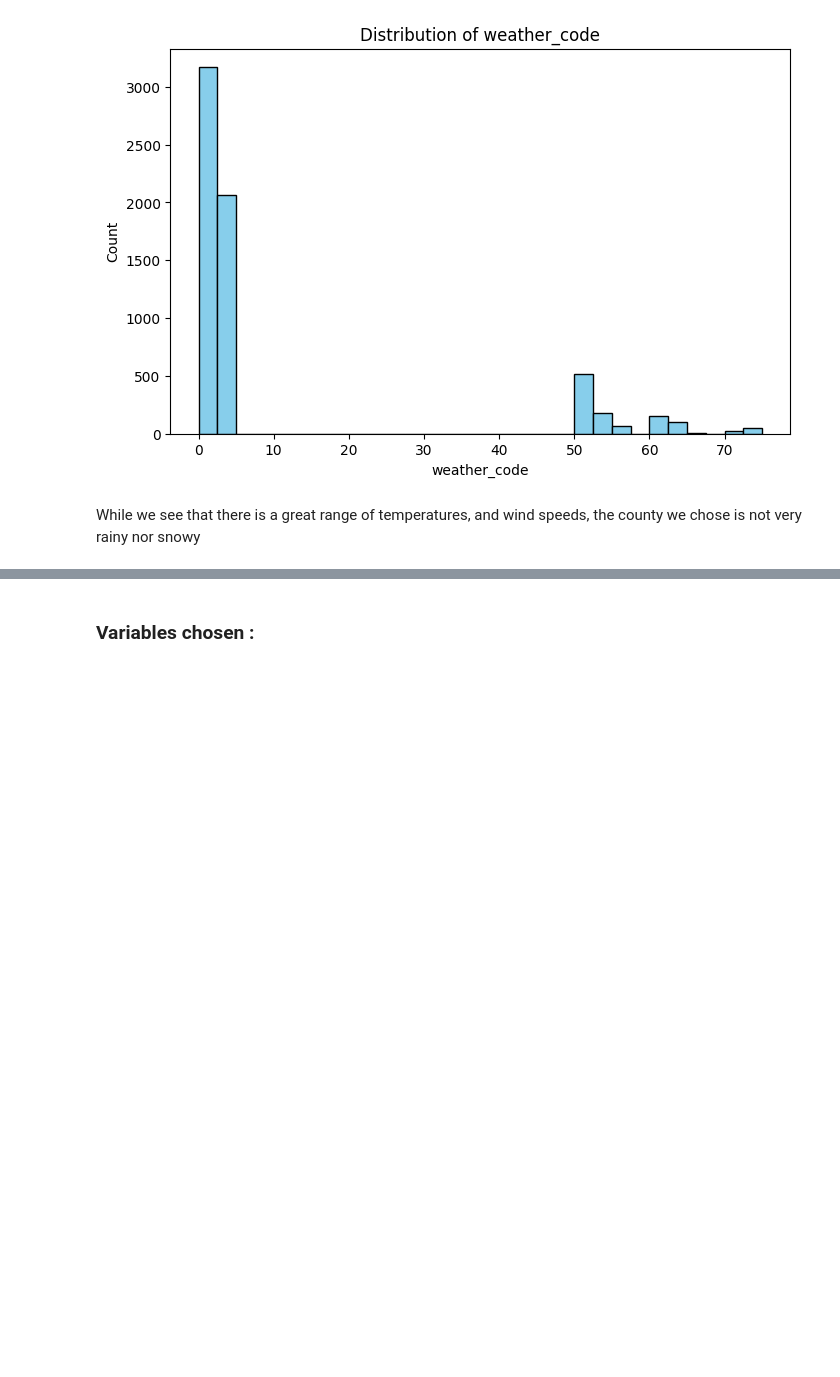
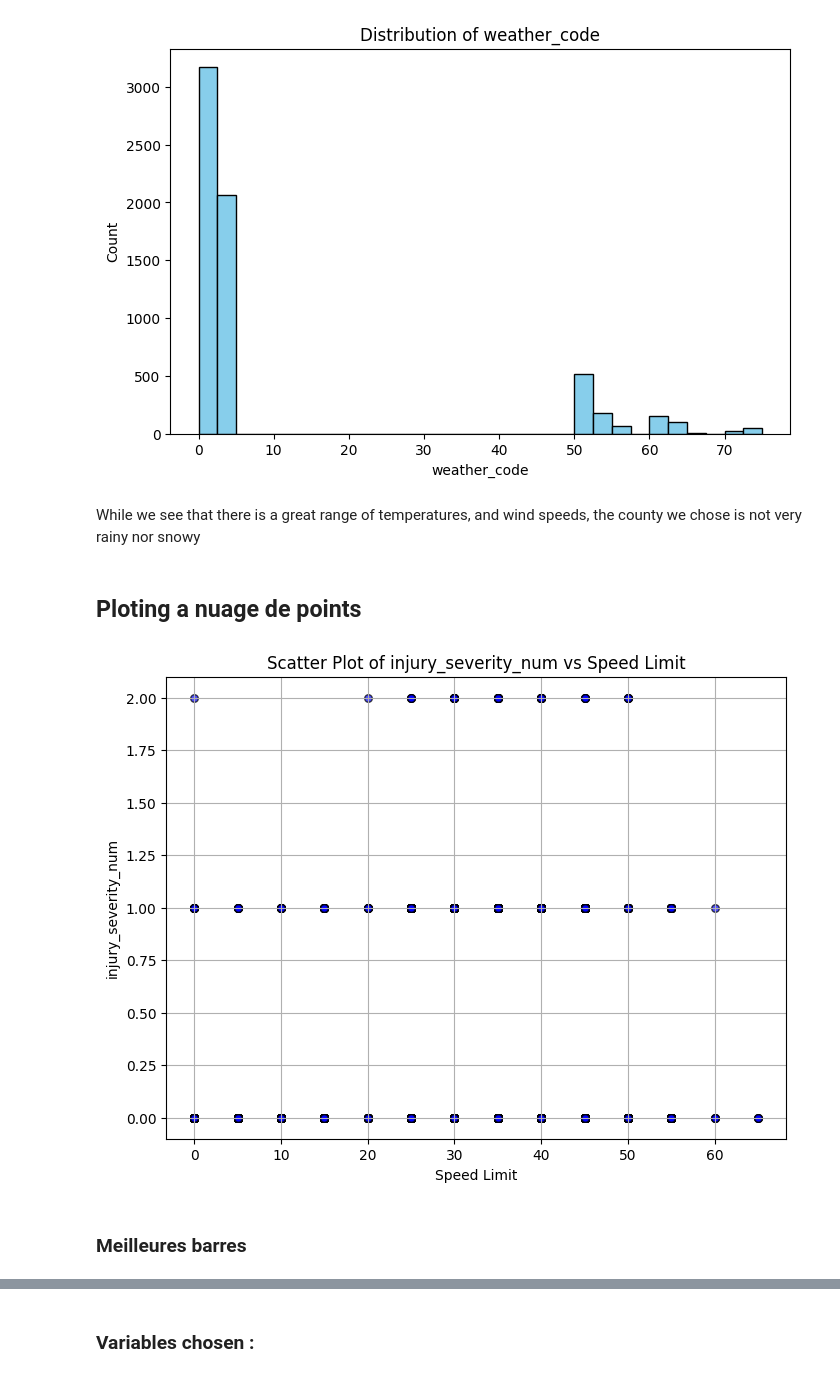
Before and after one commit to mathiasmoka/pyds25, a Jupyter notebook: First_regressions.ipynb, the cells around one changed output, grey strips where cells are left out. Drawn from its saved outputs; the diff is of its cells as text; code cells hidden in the pictures; blank space fills up the shorter version.

```diff
--- a/First_regressions.ipynb
+++ b/First_regressions.ipynb
@@ -206,3 +206,40 @@ plot_numeric_histogram(dataset, "weather_code", bins=30, color='skyblue')
 [figure]
 # %% [markdown]
 While we see that there is a great range of temperatures, and wind speeds, the county we chose is not very rainy nor snowy
+# %% [markdown]
+## Ploting a nuage de points
+# %%
+import matplotlib.pyplot as plt
+
+def plot_scatter(df, x_col, y_col, color='blue', size=30, alpha=0.7):
+    """
+    Plot a scatter plot between two variables.
+
+    Parameters
+    ----------
+    df : pandas.DataFrame
+        The dataset
+    x_col : str
+        Name of the column for x-axis
+    y_col : str
+        Name of the column for y-axis
+    color : str
+        Color of the points (default 'blue')
+    size : int
+        Size of the points (default 30)
+    alpha : float
+        Transparency of the points (default 0.7)
+    """
+    plt.figure(figsize=(8, 6))
+    plt.scatter(df[x_col], df[y_col], c=color, s=size, alpha=alpha, edgecolor='k')
+    plt.xlabel(x_col)
+    plt.ylabel(y_col)
+    plt.title(f'Scatter Plot of {y_col} vs {x_col}')
+    plt.grid(True)
+    plt.show()
+# %%
+plot_scatter(dataset, 'Speed Limit', 'injury_severity_num')
+# %% [output]
+[figure, added]
+# %% [markdown]
+### Meilleures barres
```
Also changed, not shown: parts of 8 cells of this notebook.
